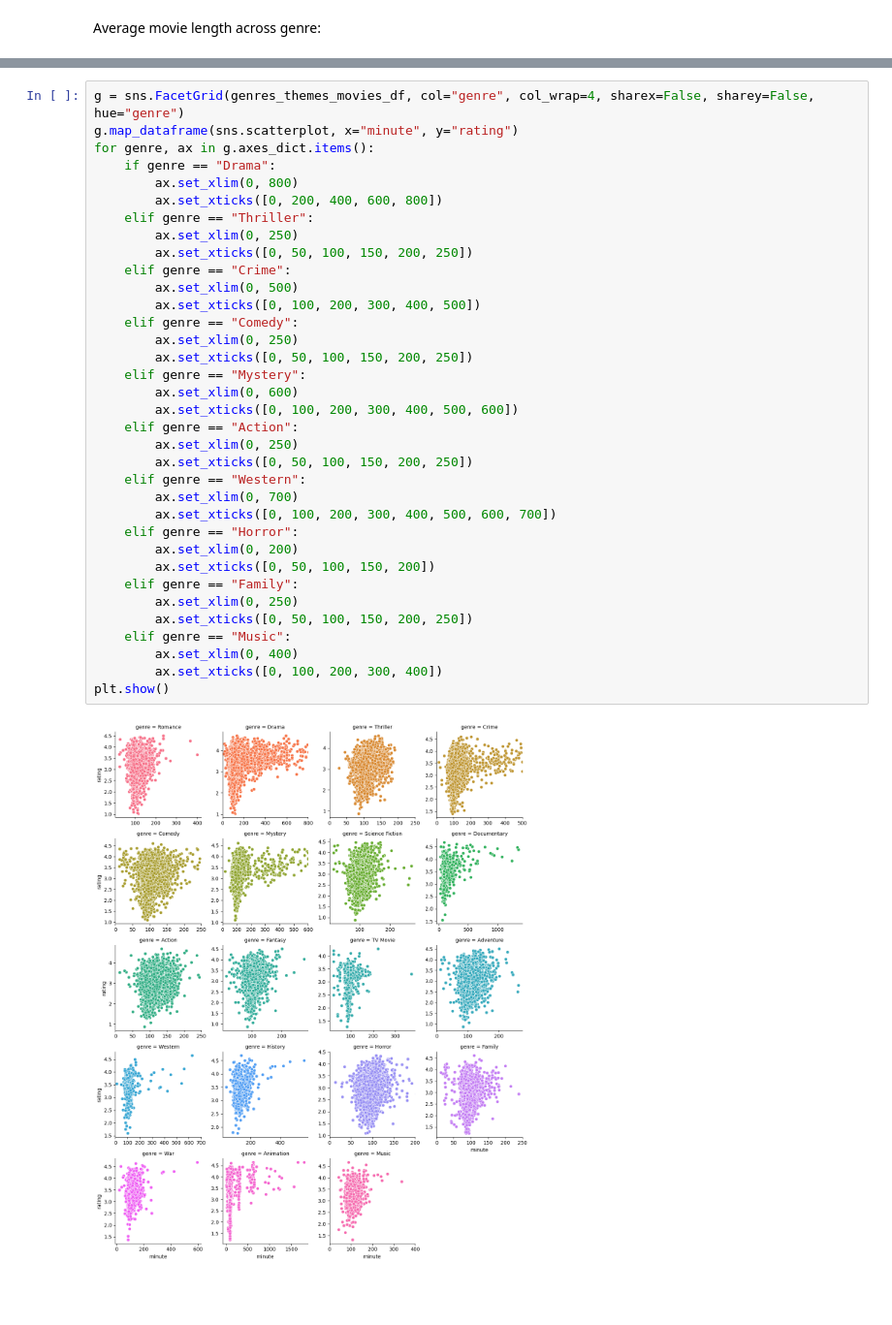
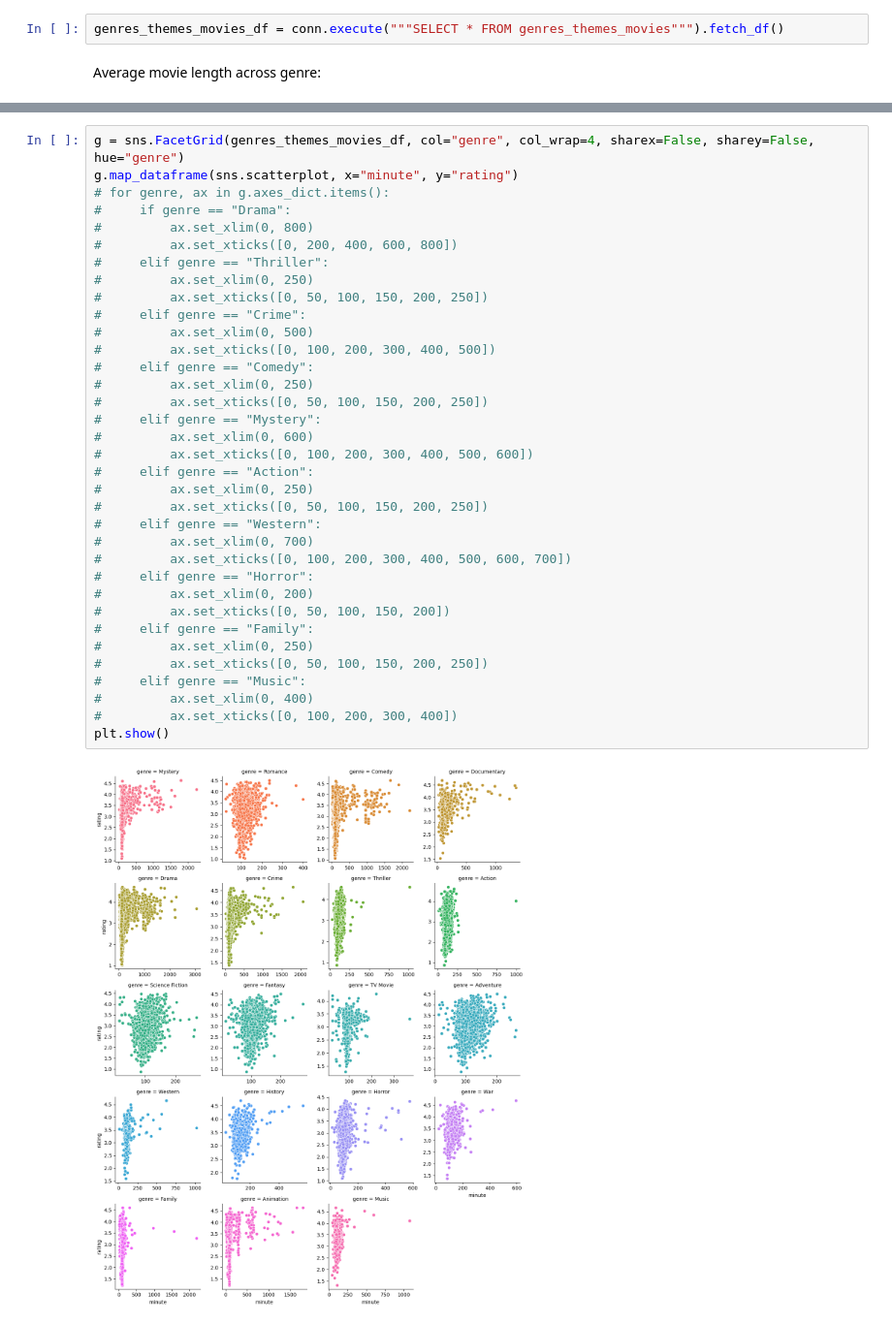
Before and after one commit to zarinayunis/csc369, a Jupyter notebook: individualanalysis/dataexploration.ipynb, the cells around one changed output, grey strips where cells are left out. Shown at 97% size. Drawn from its saved outputs; the diff is of its cells as text; blank space fills up the shorter version.

```diff
--- a/individualanalysis/dataexploration.ipynb
+++ b/individualanalysis/dataexploration.ipynb
@@ -21,6 +22,8 @@ conn.execute (f"""CREATE TABLE genres_themes_movies AS SELECT movies_df.*, genre
               INNER JOIN themes_df ON (movies_df.id = themes_df.id);""")
 # %% [output]
 <duckdb.duckdb.DuckDBPyConnection at 0x...>
+# %%
+genres_themes_movies_df = conn.execute("""SELECT * FROM genres_themes_movies""").fetch_df()
 # %% [markdown]
 Average movie length across genre:
 # %%
@@ -89,37 +93,37 @@ plt.show()
 # %%
 g = sns.FacetGrid(genres_themes_movies_df, col="genre", col_wrap=4, sharex=False, sharey=False, hue="genre")
 g.map_dataframe(sns.scatterplot, x="minute", y="rating")
-for genre, ax in g.axes_dict.items():
-    if genre == "Drama":
-        ax.set_xlim(0, 800)
-        ax.set_xticks([0, 200, 400, 600, 800])
-    elif genre == "Thriller":
-        ax.set_xlim(0, 250)
-        ax.set_xticks([0, 50, 100, 150, 200, 250])
-    elif genre == "Crime":
-        ax.set_xlim(0, 500)
-        ax.set_xticks([0, 100, 200, 300, 400, 500])
-    elif genre == "Comedy":
-        ax.set_xlim(0, 250)
-        ax.set_xticks([0, 50, 100, 150, 200, 250])
-    elif genre == "Mystery":
-        ax.set_xlim(0, 600)
-        ax.set_xticks([0, 100, 200, 300, 400, 500, 600])
-    elif genre == "Action":
-        ax.set_xlim(0, 250)
-        ax.set_xticks([0, 50, 100, 150, 200, 250])
-    elif genre == "Western":
-        ax.set_xlim(0, 700)
-        ax.set_xticks([0, 100, 200, 300, 400, 500, 600, 700])
-    elif genre == "Horror":
-        ax.set_xlim(0, 200)
-        ax.set_xticks([0, 50, 100, 150, 200])
-    elif genre == "Family":
-        ax.set_xlim(0, 250)
-        ax.set_xticks([0, 50, 100, 150, 200, 250])
-    elif genre == "Music":
-        ax.set_xlim(0, 400)
-        ax.set_xticks([0, 100, 200, 300, 400])
+# for genre, ax in g.axes_dict.items():
+#     if genre == "Drama":
+#         ax.set_xlim(0, 800)
+#         ax.set_xticks([0, 200, 400, 600, 800])
+#     elif genre == "Thriller":
+#         ax.set_xlim(0, 250)
+#         ax.set_xticks([0, 50, 100, 150, 200, 250])
+#     elif genre == "Crime":
+#         ax.set_xlim(0, 500)
+#         ax.set_xticks([0, 100, 200, 300, 400, 500])
+#     elif genre == "Comedy":
+#         ax.set_xlim(0, 250)
+#         ax.set_xticks([0, 50, 100, 150, 200, 250])
+#     elif genre == "Mystery":
+#         ax.set_xlim(0, 600)
+#         ax.set_xticks([0, 100, 200, 300, 400, 500, 600])
+#     elif genre == "Action":
+#         ax.set_xlim(0, 250)
+#         ax.set_xticks([0, 50, 100, 150, 200, 250])
+#     elif genre == "Western":
+#         ax.set_xlim(0, 700)
+#         ax.set_xticks([0, 100, 200, 300, 400, 500, 600, 700])
+#     elif genre == "Horror":
+#         ax.set_xlim(0, 200)
+#         ax.set_xticks([0, 50, 100, 150, 200])
+#     elif genre == "Family":
+#         ax.set_xlim(0, 250)
+#         ax.set_xticks([0, 50, 100, 150, 200, 250])
+#     elif genre == "Music":
+#         ax.set_xlim(0, 400)
+#         ax.set_xticks([0, 100, 200, 300, 400])
 plt.show()
 # %% [output]
-[figure, old version]
+[figure, new version]
```
Also changed, not shown: parts of 12 cells of this notebook, 1 other file.
